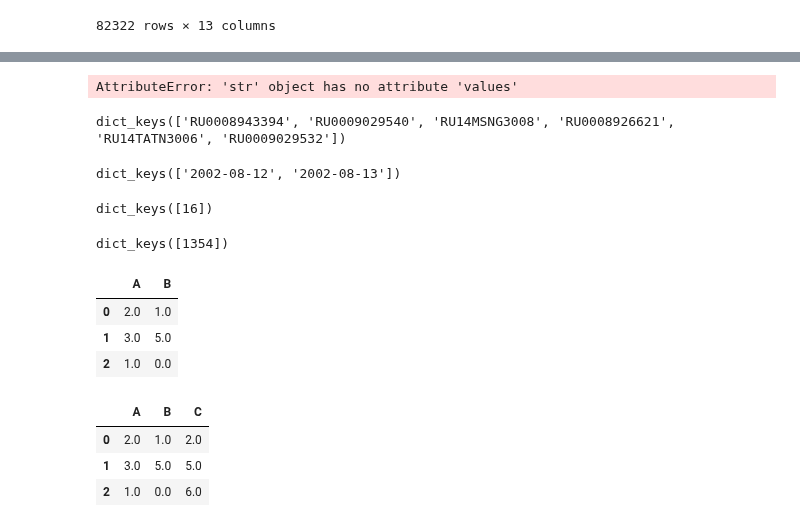
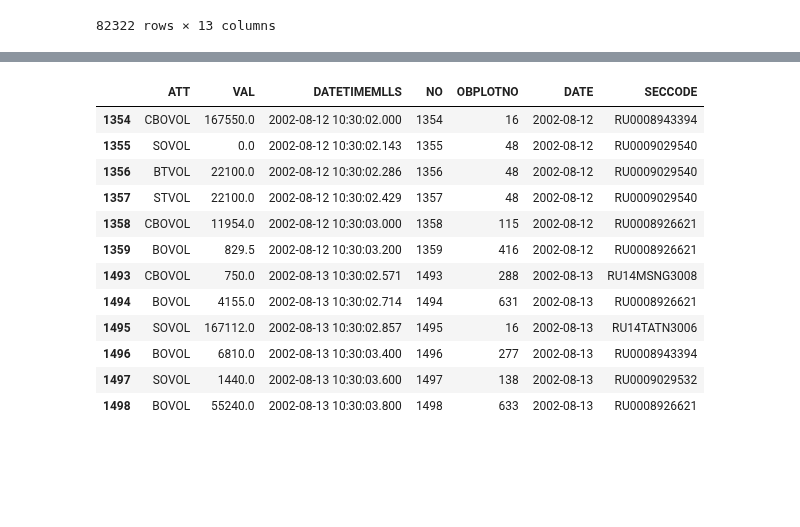
Before and after one commit to leonid-tkach/order-book-plot-find, a Jupyter notebook: OBPlots_Attributes.ipynb, the cells around one changed output, grey strips where cells are left out. Drawn from its saved outputs; the diff is of its cells as text; code cells hidden in the pictures; blank space fills up the shorter version.

```diff
--- a/OBPlots_Attributes.ipynb
+++ b/OBPlots_Attributes.ipynb
@@ -208,44 +208,40 @@ class OBPlots2OBPlots_Attributes:
                 self.OBPs_df.OBPLOTNO,
                 self.OBPs_df.DATETIMEMLLS)]
 # %%
-obp_atts = OBPlots2OBPlots_Attributes(OrderBookPlots2002_2000ms_df)
+obp_atts_2000ms = OBPlots2OBPlots_Attributes(OrderBookPlots2002_2000ms_df)
 # %%
-for sec_dic in obp_atts.obp_atts:
-    pd.DataFrame.from_dict(sec_dic, "index")
+def obp_atts2obp_atts_df(obp_atts):
+    obp_atts_dic = {}
+    for SECCODE in obp_atts:
+        for DATE in obp_atts[SECCODE]:
+            for OBPLOTNO in obp_atts[SECCODE][DATE]:
+                for NO in obp_atts[SECCODE][DATE][OBPLOTNO]:
+                    obp_atts_dic[NO] = {}
+                    if NO != 'PREV':
+#                         print(NO)
+#                         print(obp_atts[SECCODE][DATE][OBPLOTNO][NO])
+                        obp_atts_dic[NO] = obp_atts[SECCODE][DATE][OBPLOTNO][NO]
+                        obp_atts_dic[NO]['NO'] = NO
+                        obp_atts_dic[NO]['OBPLOTNO'] = OBPLOTNO
+                        obp_atts_dic[NO]['DATE'] = DATE
+                        obp_atts_dic[NO]['SECCODE'] = SECCODE
+
+    obp_atts_df = pd.DataFrame.from_dict(obp_atts_dic, "index")
+    obp_atts_df.sort_values(by=['DATETIMEMLLS', 'NO'], inplace=True)
+    return(obp_atts_df)
+
+obp_atts2obp_atts_df(obp_atts_2000ms.obp_atts_dic)
 # %% [output]
-AttributeError: 'str' object has no attribute 'values'
+|  | ATT | VAL | DATETIMEMLLS | NO | OBPLOTNO | DATE | SECCODE |
+| 1354 | CBOVOL | 167550.0 | 2002-08-12 10:30:02.000 | 1354 | 16 | 2002-08-12 | RU0008943394 |
+| 1355 | SOVOL | 0.0 | 2002-08-12 10:30:02.143 | 1355 | 48 | 2002-08-12 | RU0009029540 |
+| 1356 | BTVOL | 22100.0 | 2002-08-12 10:30:02.286 | 1356 | 48 | 2002-08-12 | RU0009029540 |
+| 1357 | STVOL | 22100.0 | 2002-08-12 10:30:02.429 | 1357 | 48 | 2002-08-12 | RU0009029540 |
+| 1358 | CBOVOL | 11954.0 | 2002-08-12 10:30:03.000 | 1358 | 115 | 2002-08-12 | RU0008926621 |
+| 1359 | BOVOL | 829.5 | 2002-08-12 10:30:03.200 | 1359 | 416 | 2002-08-12 | RU0008926621 |
+| 1493 | CBOVOL | 750.0 | 2002-08-13 10:30:02.571 | 1493 | 288 | 2002-08-13 | RU14MSNG3008 |
+| 1494 | BOVOL | 4155.0 | 2002-08-13 10:30:02.714 | 1494 | 631 | 2002-08-13 | RU0008926621 |
+| 1495 | SOVOL | 167112.0 | 2002-08-13 10:30:02.857 | 1495 | 16 | 2002-08-13 | RU14TATN3006 |
+| 1496 | BOVOL | 6810.0 | 2002-08-13 10:30:03.400 | 1496 | 277 | 2002-08-13 | RU0008943394 |
+| 1497 | SOVOL | 1440.0 | 2002-08-13 10:30:03.600 | 1497 | 138 | 2002-08-13 | RU0009029532 |
+| 1498 | BOVOL | 55240.0 | 2002-08-13 10:30:03.800 | 1498 | 633 | 2002-08-13 | RU0008926621 |
-# %%
-obp_atts.obp_atts.keys()
-# %% [output]
-dict_keys(['RU0008943394', 'RU0009029540', 'RU14MSNG3008', 'RU0008926621', 'RU14TATN3006', 'RU0009029532'])
-# %%
-obp_atts.obp_atts['RU0008943394'].keys()
-# %% [output]
-dict_keys(['2002-08-12', '2002-08-13'])
-# %%
-obp_atts.obp_atts['RU0008943394']['2002-08-12'].keys()
-# %% [output]
-dict_keys([16])
-# %%
-obp_atts.obp_atts['RU0008943394']['2002-08-12'][16].keys()
-# %% [output]
-dict_keys([1354])
-# %%
-tmp_df = pd.DataFrame([[2.0, 1.0],
-                   [3.0, 5.0],
-                   [1.0, 0.0]],
-                   columns=list('AB'))
-tmp_df
-# %% [output]
-|  | A | B |
-| 0 | 2.0 | 1.0 |
-| 1 | 3.0 | 5.0 |
-| 2 | 1.0 | 0.0 |
-# %%
-tmp_df['C'] = tmp_df.A.cumsum()
-tmp_df
-# %% [output]
-|  | A | B | C |
-| 0 | 2.0 | 1.0 | 2.0 |
-| 1 | 3.0 | 5.0 | 5.0 |
-| 2 | 1.0 | 0.0 | 6.0 |
```
Also changed, not shown: parts of 3 cells of this notebook.
